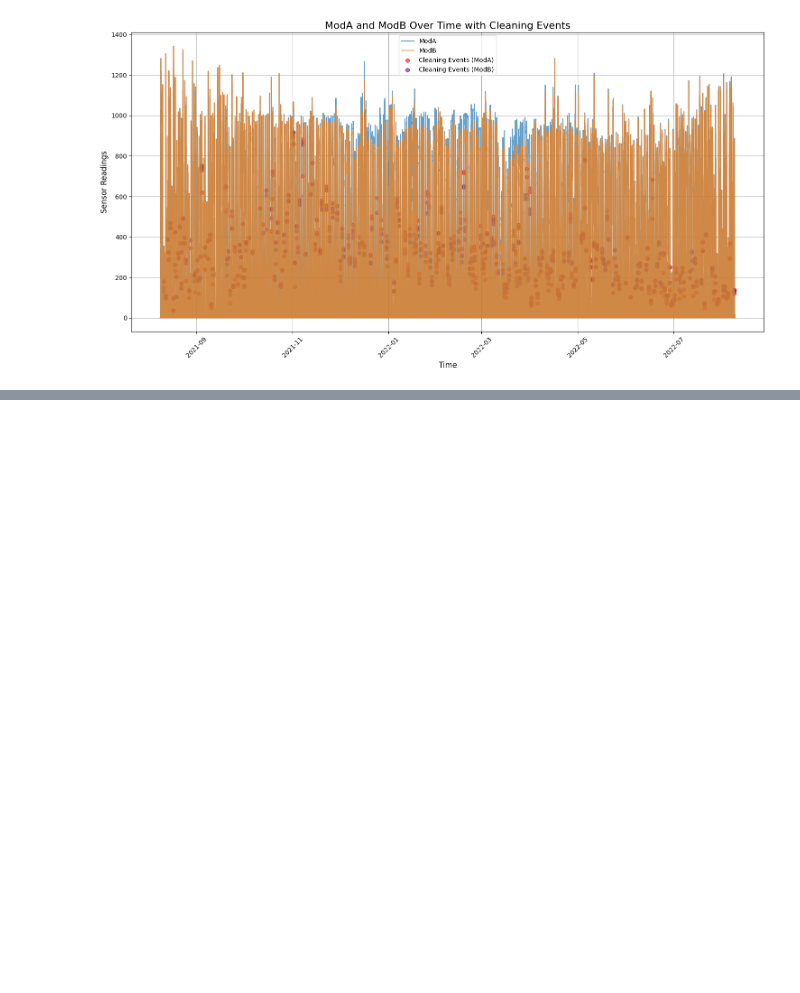
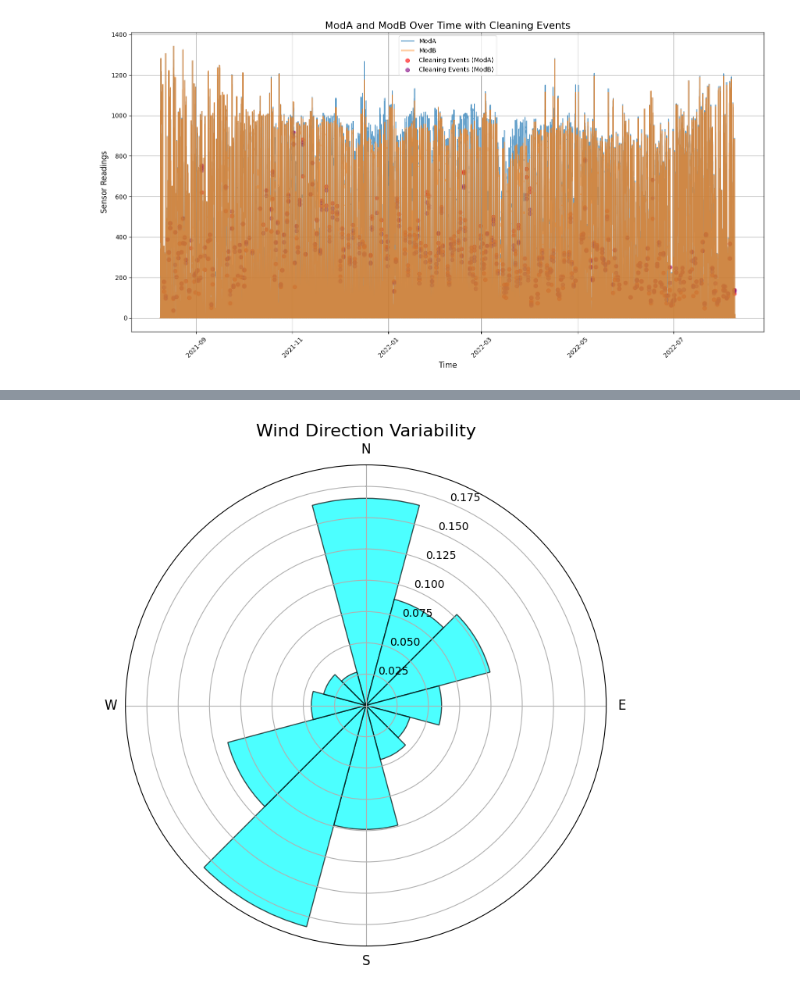
Before and after one commit to SaraFedlu/Solar-insights-analysis, a Jupyter notebook: notebooks/eda_benin.ipynb, the cells around one changed output, grey strips where cells are left out. Cells and saved outputs as stored; diff of their text form; code cells hidden in the pictures; blank space fills up the shorter version.

```diff
--- a/notebooks/eda_benin.ipynb
+++ b/notebooks/eda_benin.ipynb
@@ -195,0 +244,23 @@ plt.show()
+# %%
+# Bins every 30°
+wind_direction_bins = np.arange(0, 360 + 30, 30)
+wind_direction_counts = np.histogram(wind_direction, bins=wind_direction_bins)[0]
+
+# Normalize counts
+wind_direction_normalized = wind_direction_counts / wind_direction_counts.sum()
+
+# Create the radial bar plot
+fig, ax = plt.subplots(subplot_kw={'projection': 'polar'}, figsize=(8, 8))
+angles = np.radians(wind_direction_bins[:-1])  # Convert bins to radians
+bars = ax.bar(angles, wind_direction_normalized, width=np.radians(30), color='cyan', edgecolor='black', alpha=0.7)
+
+# Set 0° at the top, clockwise direction
+ax.set_theta_zero_location("N")
+ax.set_theta_direction(-1)
+ax.set_xticks(np.radians([0, 90, 180, 270]))
+ax.set_xticklabels(['N', 'E', 'S', 'W'], fontsize=12)
+ax.set_title("Wind Direction Variability", fontsize=16)
+
+plt.show()
+# %% [output]
+[figure, added]
```
Also changed, not shown: parts of 6 cells of this notebook, 1 other file.
